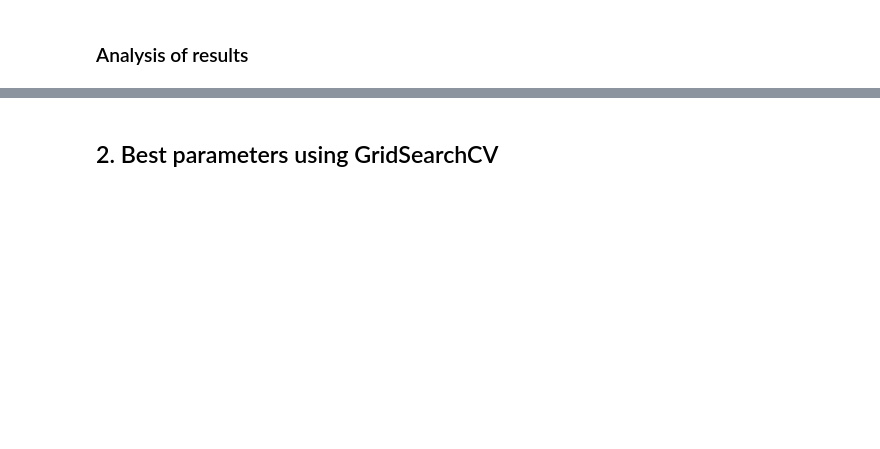
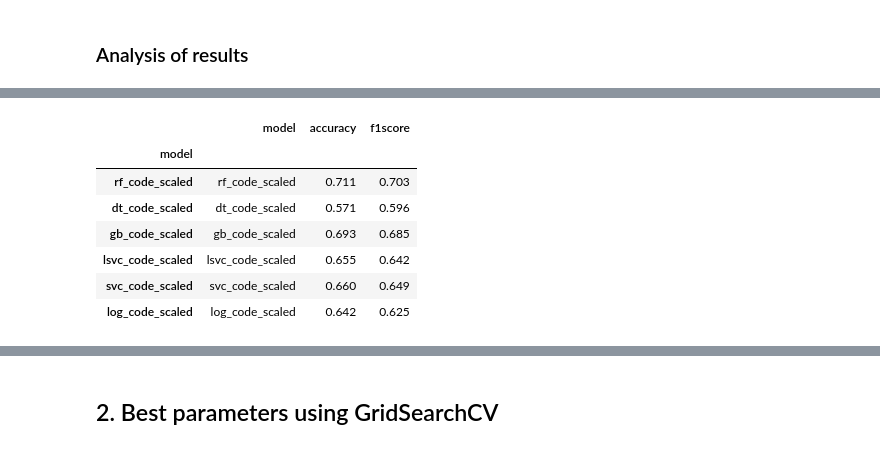
Before and after one commit to schind55/Experiment-Design, a Jupyter notebook: f_modelling_single_label_classification.ipynb, the cells around one changed output, grey strips where cells are left out. Saved outputs shown, nothing was run; the diff lists cells and outputs as text; code cells hidden in the pictures; blank space fills up the shorter version.

```diff
--- a/f_modelling_single_label_classification.ipynb
+++ b/f_modelling_single_label_classification.ipynb
@@ -312,5 +557,15 @@ for col in f1f.T[1000].index.values:
     acc_dict[col] = round(acf[col][1000],3)
 # %%
 slabel = pd.DataFrame({'model':f1score_dict.keys(),'accuracy':acc_dict.values(),'f1score':f1score_dict.values()})
-#slabel.index = slabel['model']
-#slabel.to_pickle(results_path+'single_label_results.pkl')
+slabel.index = slabel['model']
+slabel.to_pickle(results_path+'single_label_results.pkl')
+slabel
+# %% [output]
+|  | model | accuracy | f1score |
+| model |  |  |  |
+| rf_code_scaled | rf_code_scaled | 0.711 | 0.703 |
+| dt_code_scaled | dt_code_scaled | 0.571 | 0.596 |
+| gb_code_scaled | gb_code_scaled | 0.693 | 0.685 |
+| lsvc_code_scaled | lsvc_code_scaled | 0.655 | 0.642 |
+| svc_code_scaled | svc_code_scaled | 0.660 | 0.649 |
+| log_code_scaled | log_code_scaled | 0.642 | 0.625 |
```
Also changed, not shown: parts of 32 cells of this notebook.
